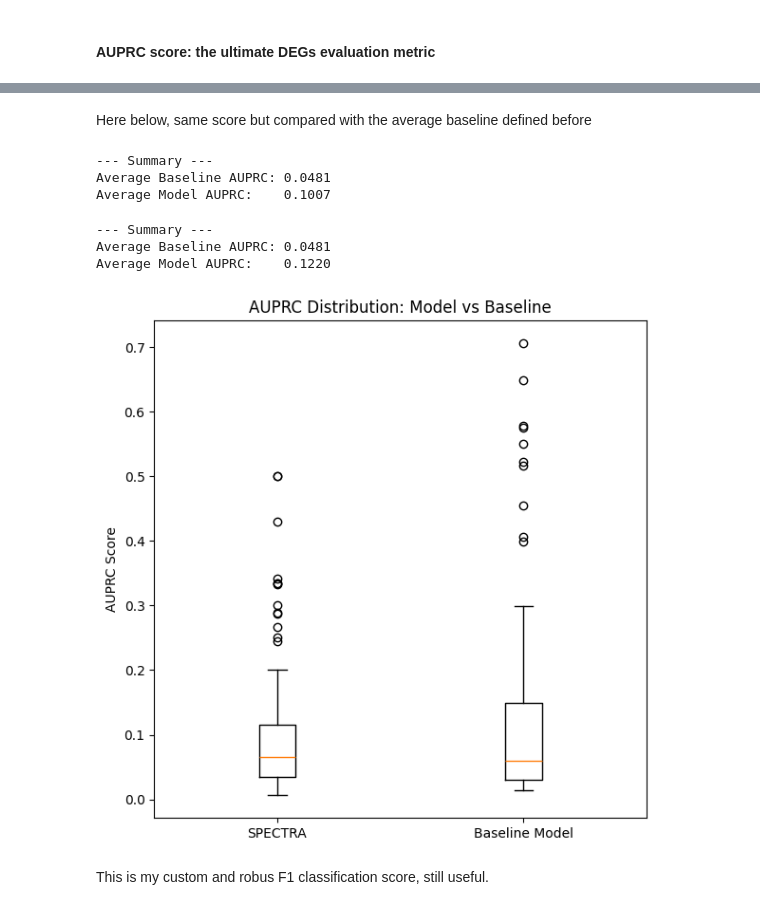
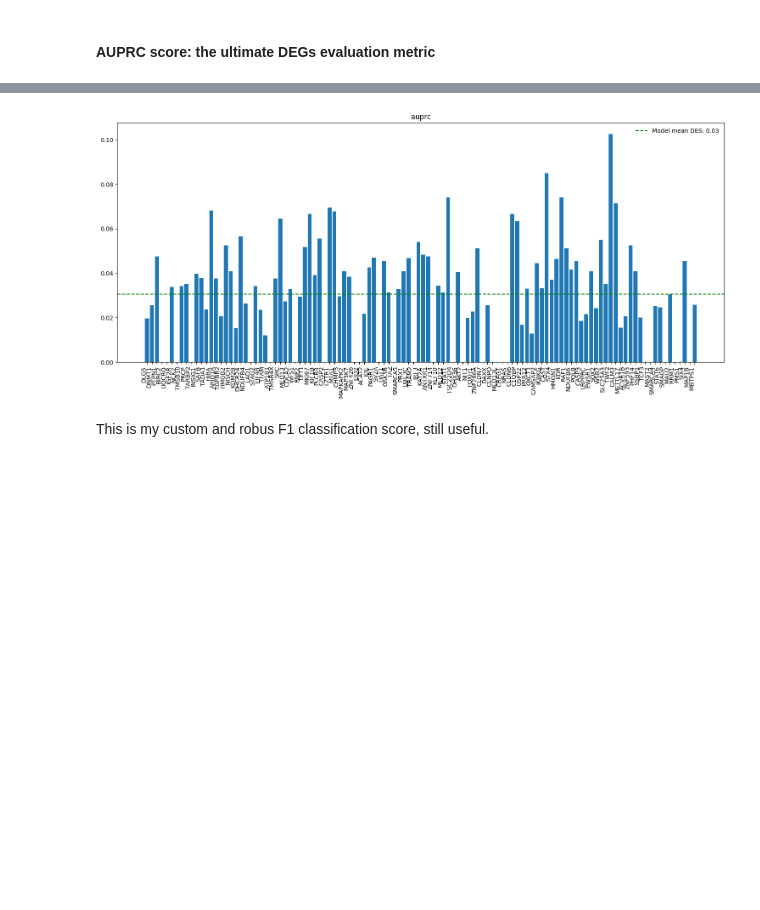
Before and after one commit to MCalabroCode/SPECTRA, a Jupyter notebook: spectra_v2_notebook_wandb.ipynb, the cells around one changed output, grey strips where cells are left out. Drawn from its saved outputs; the diff is of its cells as text; code cells hidden in the pictures; blank space fills up the shorter version.

```diff
--- a/spectra_v2_notebook_wandb.ipynb
+++ b/spectra_v2_notebook_wandb.ipynb
@@ -95,3 +57,6 @@ View of AnnData object with n_obs × n_vars = 220998 × 18020
+# %%
+adata = data_preprocessing(adata, 'target_gene', 'non-targeting')
+adata
 # %% [markdown]
 ### **GRN preparation**
 # %% [markdown]
@@ -361,11 +248,8 @@ model = PerturbModel(
     edge_index,
     num_nodes,
     device,
-    gene_weights=gene_weights,
-    num_node_features=1,
-    n_channels=config['n_channels'],
-    dropout_p = config['dropout_p'],
-    architecture_name = config['architecture']
+    config = config,
+    gene_weights=gene_weights
 )
 model = model.to(device)
 print(model)
@@ -466,6 +342,6 @@ This dictionary is the **main input** to be passed to spectra in order to genera
 # %%
 from utils import generate_adata_from_control
 
-pred_adata = generate_adata_from_control(gene_counts_dict, real_adata, model, gene_to_idx, real_adata.var_names)
+pred_adata = generate_adata_from_control(gene_counts_dict, real_adata, model, gene_to_idx, real_adata.var_names, add_control=True)
 pred_adata
 # %% [output]
@@ -476,15 +349,0 @@ Here, we **concatenate** to the generated, syntetic dataset `pred_adata` the **g
-# %%
-# Append the non-targeting controls to the example anndata if they're missing
-ntc_adata = real_adata[real_adata.obs["target_gene"] == "non-targeting"]
-if "non-targeting" not in pred_adata.obs["target_gene"].unique():
-    assert np.all(pred_adata.var_names.values == ntc_adata.var_names.values), (
-        "Gene-Names are out of order or unequal"
-    )
-    pred_adata = ad.concat(
-        [
-            pred_adata,
-            ntc_adata,
-        ]
-    )
-del ntc_adata
-pred_adata
@@ -566,44 +399,10 @@ Average Model AUPRC:    0.0927
-# %% [markdown]
-Here below, same score but compared with the average baseline defined before
-# %%
-from val_scores import calculate_auprc_score
-
-# Calculate scores for both models
-results_df_1 = calculate_auprc_score(real_adata, pred_adata)
-results_df_2 = calculate_auprc_score(real_adata, pred_adata_2)
-
-# Merge them to ensure perturbations line up perfectly
-# This creates columns: model_auprc_spectra and model_auprc_baseline
-merged_df = results_df_1.merge(
-    results_df_2[['perturbation', 'model_auprc']],
-    on='perturbation',
-    suffixes=('_spectra', '_baseline')
-)
-
-# Extract the two distributions
-spectra_scores = merged_df['model_auprc_spectra']
-baseline_scores = merged_df['model_auprc_baseline']
-
-# Create box plot
-plt.figure(figsize=(6, 6))
-
-plt.boxplot(
-    [spectra_scores, baseline_scores],
-    labels=['SPECTRA', 'Baseline Model']
-)
-
-plt.ylabel('AUPRC Score')
-plt.title('AUPRC Distribution: Model vs Baseline')
-
-plt.tight_layout()
-plt.show()
-# %% [output]
---- Summary ---
-Average Baseline AUPRC: 0.0481
-Average Model AUPRC:    0.1007
---- Summary ---
-Average Baseline AUPRC: 0.0481
-Average Model AUPRC:    0.1220
-[figure, removed]
+# %%
+from visualization import eval_barplot
+
+#model_results, baseline_results = calc_auprc(real_adata, pred_adata)
+model_results = calc_f1(real_adata, pred_adata)
+eval_barplot(model_results, 'auprc')
+# %% [output]
+[figure, added]
 # %% [markdown]
 This is my custom and robus F1 classification score, still useful.
```
Also changed, not shown: parts of 39 cells of this notebook, 5 other files.
